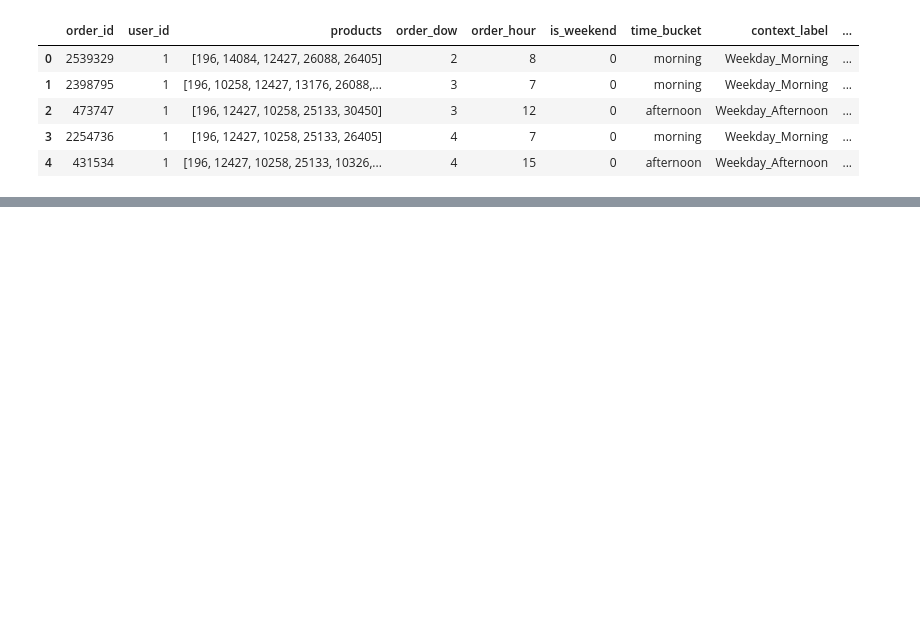
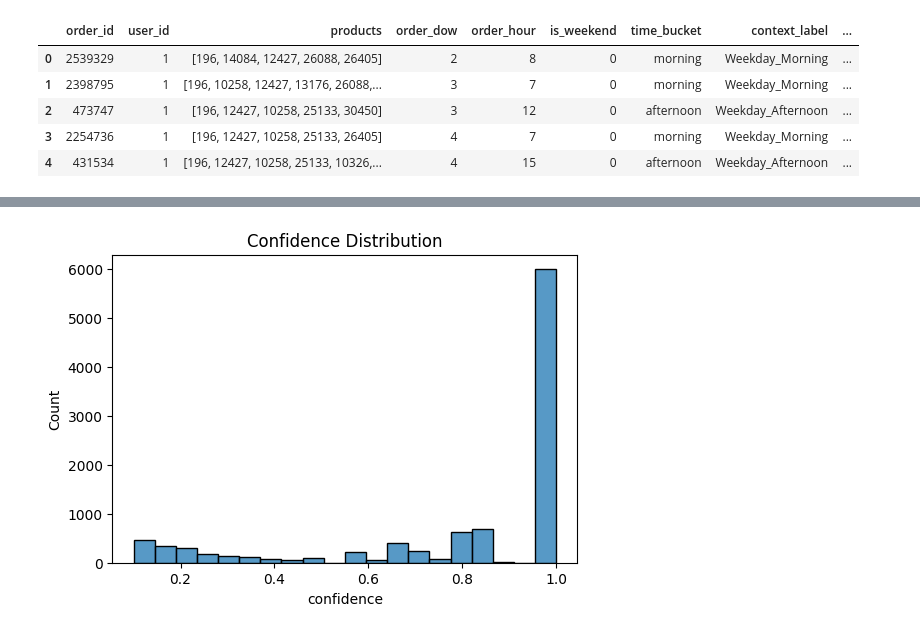
Before and after one commit to longpham205/Suggest_Product, a Jupyter notebook: notebooks/05_association_rules.ipynb, the cells around one changed output, grey strips where cells are left out. Drawn from its saved outputs; the diff is of its cells as text; code cells hidden in the pictures; blank space fills up the shorter version.

```diff
--- a/notebooks/05_association_rules.ipynb
+++ b/notebooks/05_association_rules.ipynb
@@ -162,0 +149,7 @@ Contexts mined: dict_keys(['Weekday_Afternoon', 'Weekday_Evening', 'Weekday_Morn
+# %%
+plt.figure(figsize=(6,4))
+sns.histplot(rules_df_clean["confidence"], bins=20)
+plt.title("Confidence Distribution")
+plt.show()
+# %% [output]
+[figure, added]
```
Also changed, not shown: parts of 13 cells of this notebook, 38 other files.
